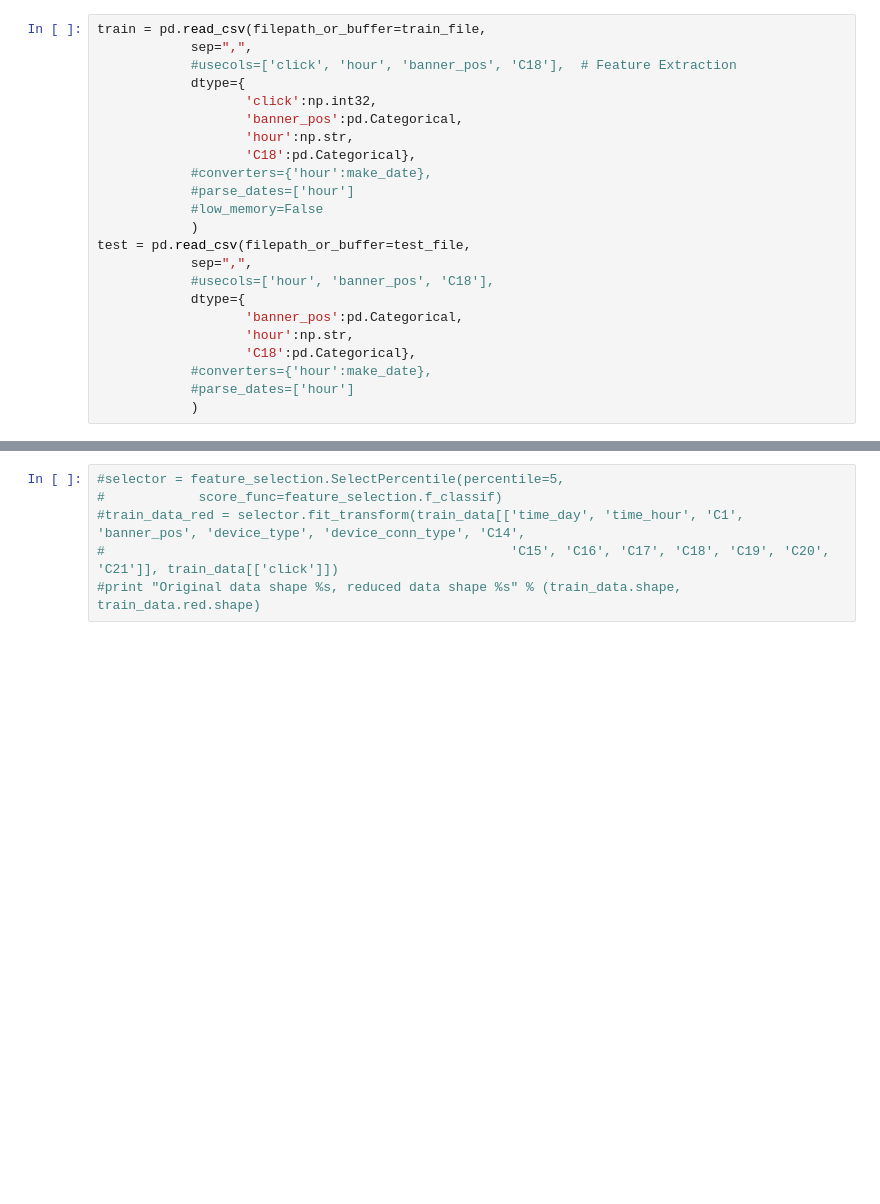
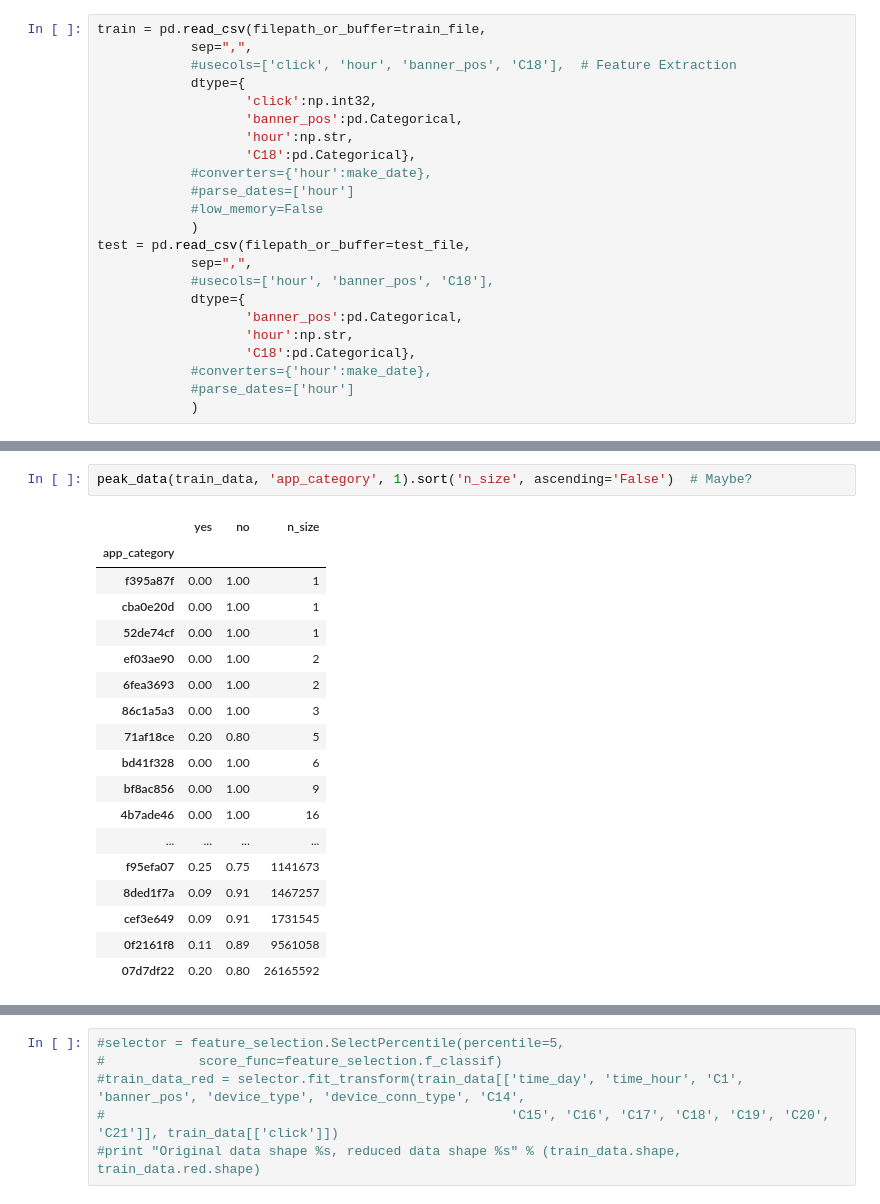
Before and after one commit to WilliamQLiu/data-analysis-examples, a Jupyter notebook: Kaggle/kaggle_avazu_ctr_pipeline.ipynb, the cells around one changed output, grey strips where cells are left out. Saved outputs shown, nothing was run; the diff lists cells and outputs as text; blank space fills up the shorter version.

```diff
--- a/Kaggle/kaggle_avazu_ctr_pipeline.ipynb
+++ b/Kaggle/kaggle_avazu_ctr_pipeline.ipynb
@@ -145,0 +267,21 @@ my_pipeline = Pipeline([(), (), ()])
+# %%
+peak_data(train_data, 'app_category', 1).sort('n_size', ascending='False')  # Maybe?
+# %% [output]
+|  | yes | no | n_size |
+| app_category |  |  |  |
+| f395a87f | 0.00 | 1.00 | 1 |
+| cba0e20d | 0.00 | 1.00 | 1 |
+| 52de74cf | 0.00 | 1.00 | 1 |
+| ef03ae90 | 0.00 | 1.00 | 2 |
+| 6fea3693 | 0.00 | 1.00 | 2 |
+| 86c1a5a3 | 0.00 | 1.00 | 3 |
+| 71af18ce | 0.20 | 0.80 | 5 |
+| bd41f328 | 0.00 | 1.00 | 6 |
+| bf8ac856 | 0.00 | 1.00 | 9 |
+| 4b7ade46 | 0.00 | 1.00 | 16 |
+| ... | ... | ... | ... |
+| f95efa07 | 0.25 | 0.75 | 1141673 |
+| 8ded1f7a | 0.09 | 0.91 | 1467257 |
+| cef3e649 | 0.09 | 0.91 | 1731545 |
+| 0f2161f8 | 0.11 | 0.89 | 9561058 |
+| 07d7df22 | 0.20 | 0.80 | 26165592 |
```
Also changed, not shown: parts of 51 cells of this notebook, 1 other file.
